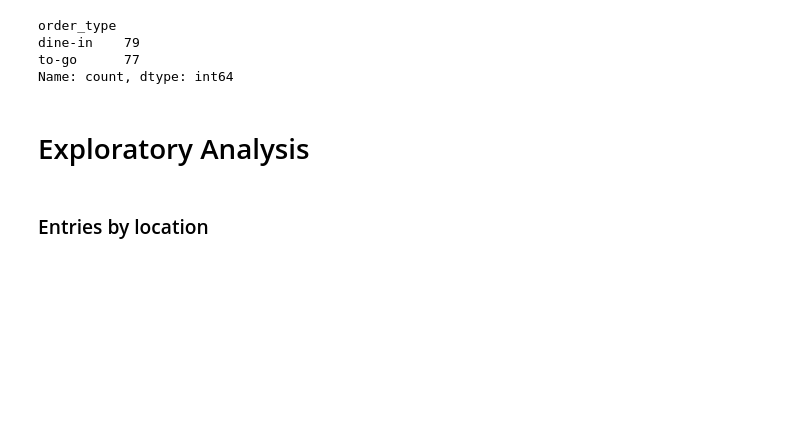
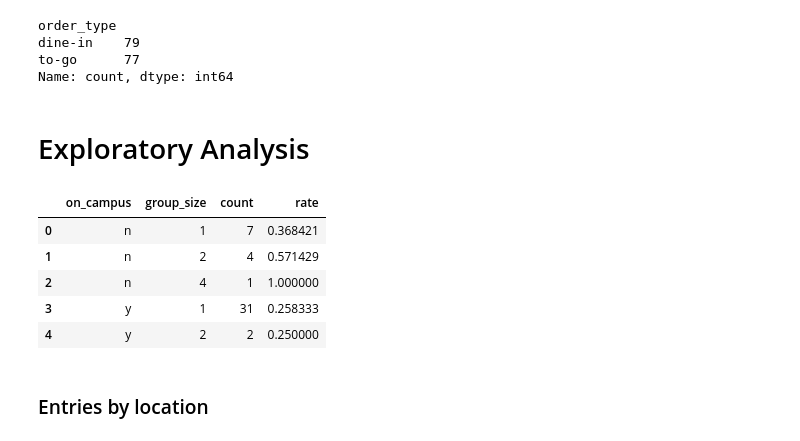
Before and after one commit to AlexanderZhou39/cogs13_final_project, a Jupyter notebook: analysis.ipynb, the cells around one changed output. Drawn from its saved outputs; the diff is of its cells as text; code cells hidden in the pictures; blank space fills up the shorter version.

```diff
--- a/analysis.ipynb
+++ b/analysis.ipynb
@@ -146,5 +146,17 @@ def generate_analysis(x_var, y_var, legend_label, title):
     filename = title.replace(' ', '_').lower()
     plt.savefig(f'charts/{filename}')
     plt.show()
+# %%
+data_grouped = data[data['tip_type'] == 'electronic'].groupby(['on_campus', 'group_size'])['name'].count().reset_index(name='count')
+data_grouped_agg = data.groupby(['on_campus', 'group_size'])['name'].count().reset_index(name='count')
+data_grouped['rate'] = data_grouped['count'] / data_grouped_agg['count']
+data_grouped
+# %% [output]
+|  | on_campus | group_size | count | rate |
+| 0 | n | 1 | 7 | 0.368421 |
+| 1 | n | 2 | 4 | 0.571429 |
+| 2 | n | 4 | 1 | 1.000000 |
+| 3 | y | 1 | 31 | 0.258333 |
+| 4 | y | 2 | 2 | 0.250000 |
 # %%
 def generate_tip_analysis(y_var, legend_label, title):
```
Also changed, not shown: parts of 6 cells of this notebook, 5 other files.
